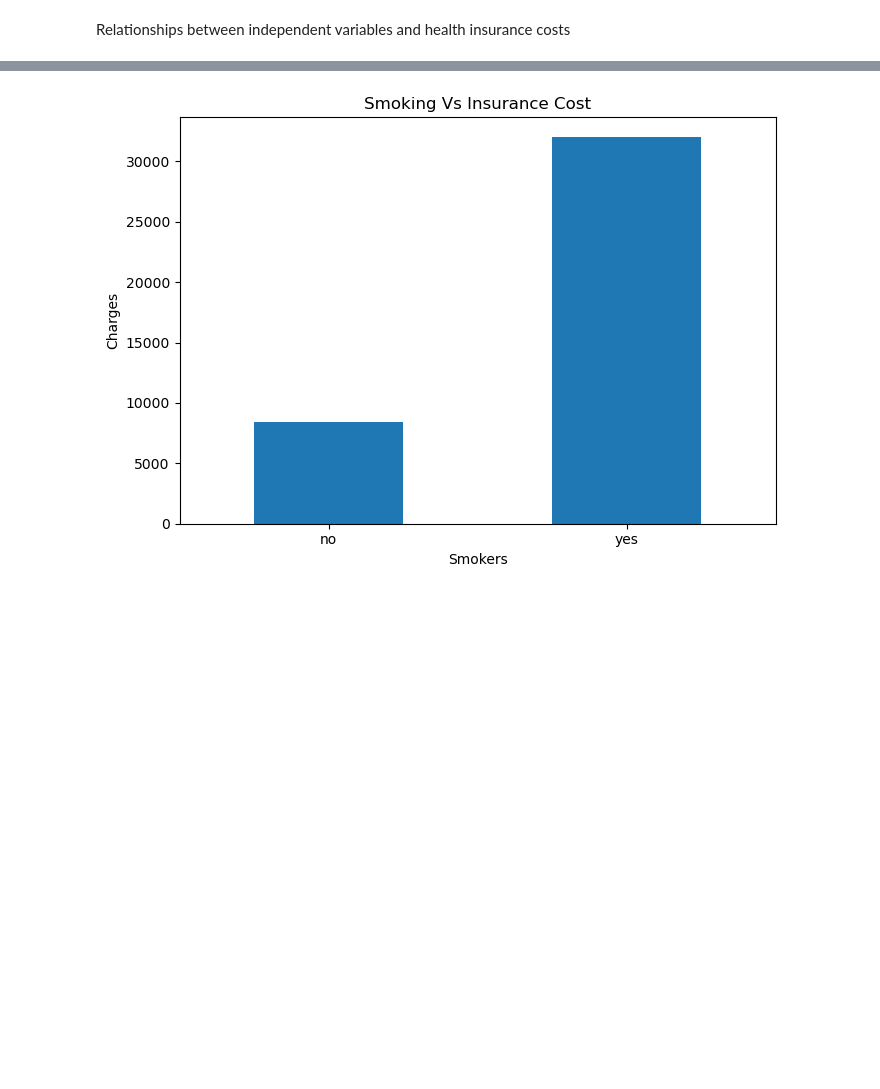
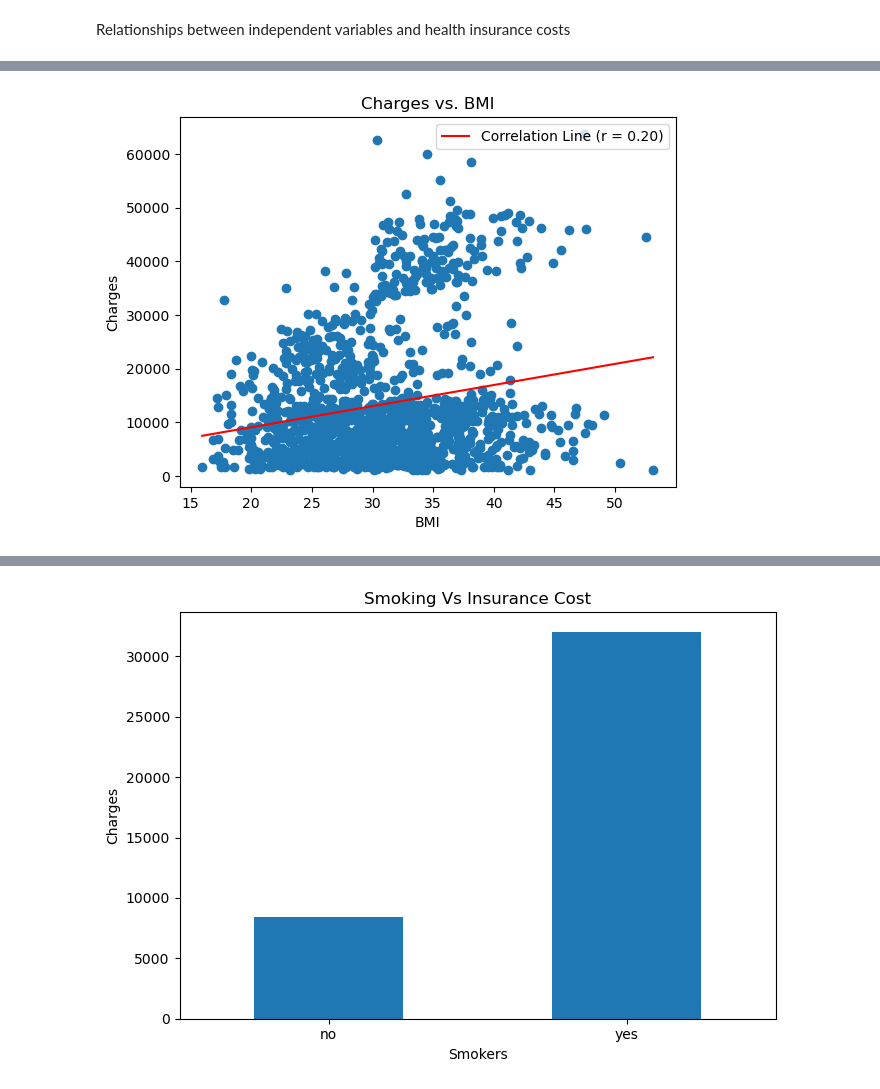
Before and after one commit to carolinefoshee/project-1, a Jupyter notebook: project1.ipynb, the cells around one changed output, grey strips where cells are left out. Drawn from its saved outputs; the diff is of its cells as text; code cells hidden in the pictures; blank space fills up the shorter version.

```diff
--- a/project1.ipynb
+++ b/project1.ipynb
@@ -240,2 +255,26 @@ Relationships between independent variables and health insurance costs
 # %%
-# graph 1: bmi vs. insurance costs (scatterplot)
+plt.scatter(insurance_df["bmi"], insurance_df["charges"])
+
+# Calculate correlation coefficient
+correlation = np.corrcoef(insurance_df["bmi"], insurance_df["charges"])[0, 1]
+
+# Equation of the correlation line (y = mx + b)
+m = correlation * np.std(insurance_df["charges"]) / np.std(insurance_df["bmi"])
+b = np.mean(insurance_df["charges"]) - m * np.mean(insurance_df["bmi"])
+
+# Generate the x and y values for the correlation line
+x_values = np.linspace(min(insurance_df["bmi"]), max(insurance_df["bmi"]), 100)
+y_values = m * x_values + b
+
+# Plot the correlation line
+plt.plot(x_values, y_values, color='red', label=f'Correlation Line (r = {correlation:.2f})')
+
+# Labels for the graph
+plt.xlabel("BMI")
+plt.ylabel("Charges")
+plt.title("Charges vs. BMI")
+plt.legend()
+
+plt.show()
+# %% [output]
+[figure, added]
```
Also changed, not shown: parts of 11 cells of this notebook, 1 other file.
